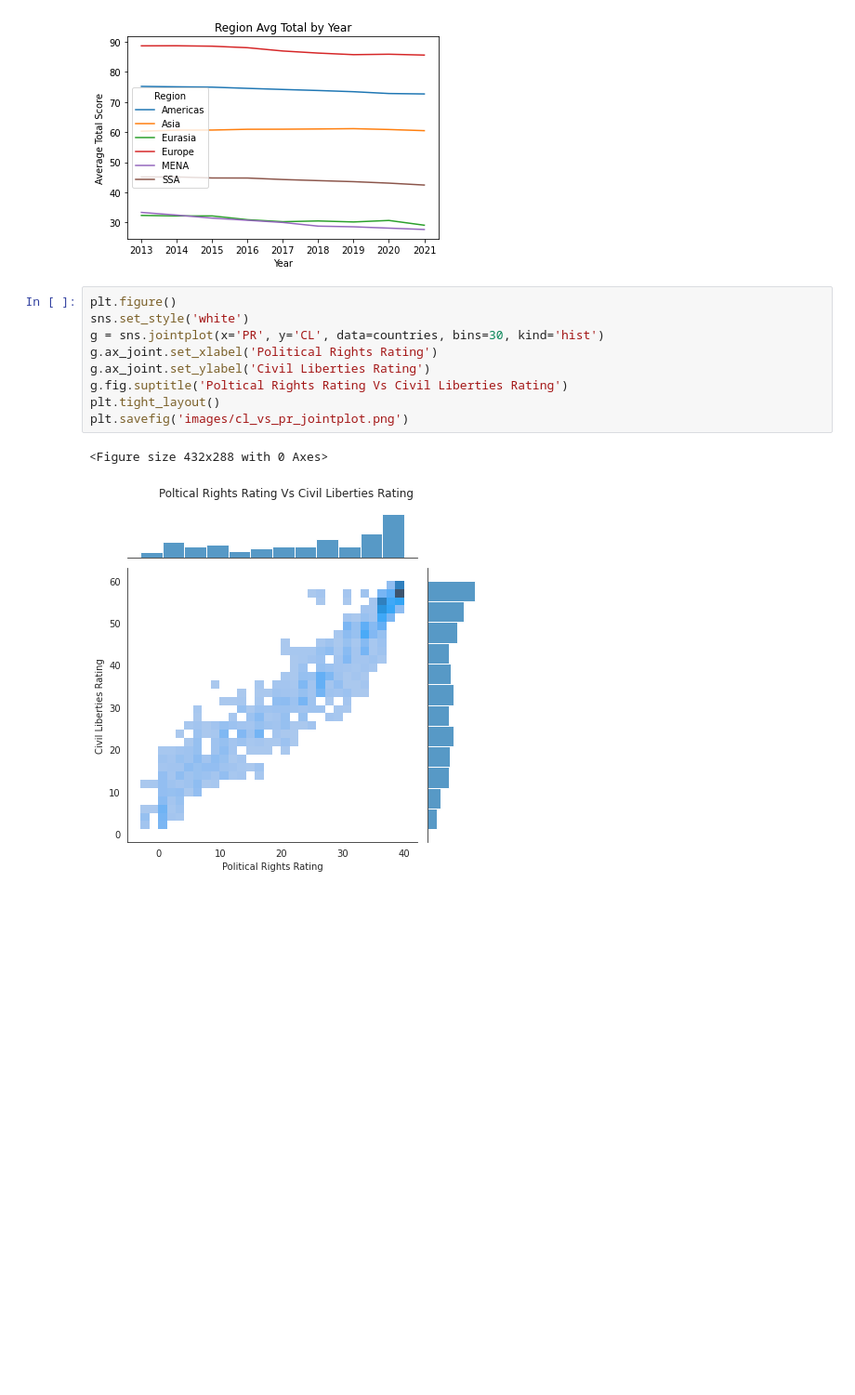
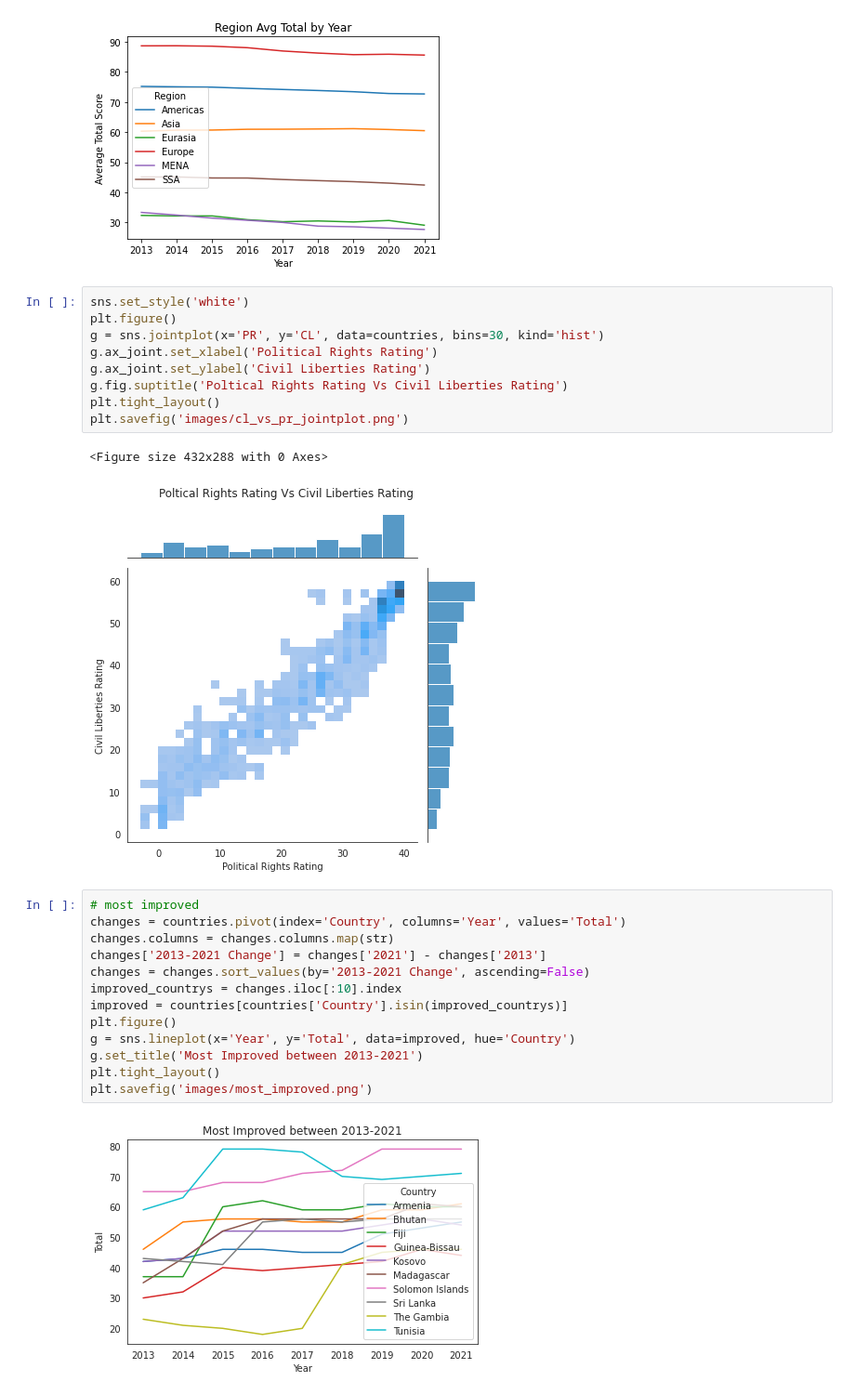
Before and after one commit to keithroger/notebooks, a Jupyter notebook: Freedom in the World 2013-2021/fitw.ipynb, the cells around one changed output. Shown at 93% size. Drawn from its saved outputs; the diff is of its cells as text; blank space fills up the shorter version.

```diff
--- a/Freedom in the World 2013-2021/fitw.ipynb
+++ b/Freedom in the World 2013-2021/fitw.ipynb
@@ -100,8 +101,8 @@ plt.savefig('images/regions_avg_total_score_by_year.png')
 # %% [output]
 [figure]
 # %%
+sns.set_style('white')
 plt.figure()
-sns.set_style('white')
 g = sns.jointplot(x='PR', y='CL', data=countries, bins=30, kind='hist')
 g.ax_joint.set_xlabel('Political Rights Rating')
 g.ax_joint.set_ylabel('Civil Liberties Rating')
@@ -111,3 +112,18 @@ plt.savefig('images/cl_vs_pr_jointplot.png')
 # %% [output]
 <Figure size 432x288 with 0 Axes>
 [figure]
+# %%
+# most improved
+changes = countries.pivot(index='Country', columns='Year', values='Total')
+changes.columns = changes.columns.map(str)
+changes['2013-2021 Change'] = changes['2021'] - changes['2013']
+changes = changes.sort_values(by='2013-2021 Change', ascending=False)
+improved_countrys = changes.iloc[:10].index
+improved = countries[countries['Country'].isin(improved_countrys)]
+plt.figure()
+g = sns.lineplot(x='Year', y='Total', data=improved, hue='Country')
+g.set_title('Most Improved between 2013-2021')
+plt.tight_layout()
+plt.savefig('images/most_improved.png')
+# %% [output]
+[figure, added]
```
Also changed, not shown: parts of 6 cells of this notebook, 4 other files.
